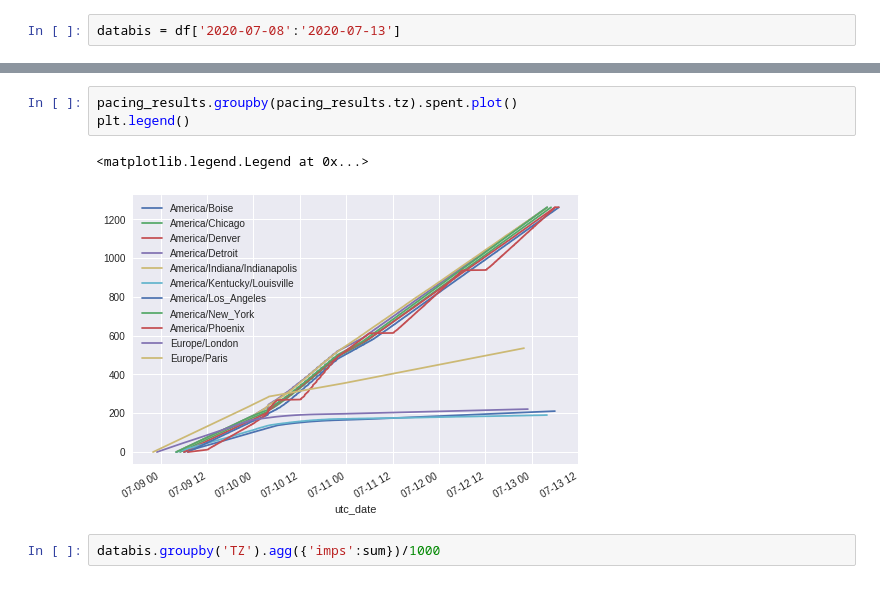
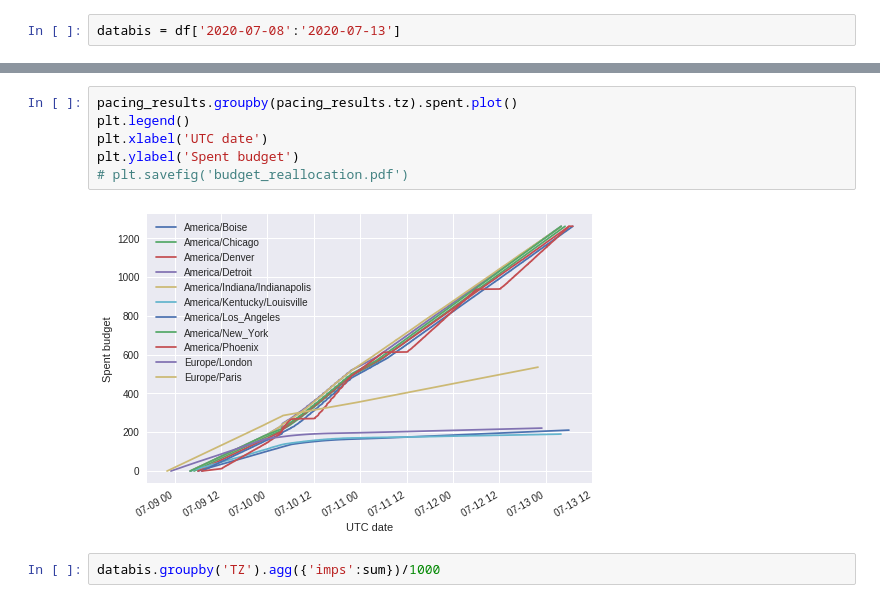
Before and after one commit to ThomasM-mecen/Displayce_internship, a Jupyter notebook: Pacing_notebooks/Pacing_TZ.ipynb, the cells around one changed output, grey strips where cells are left out. Drawn from its saved outputs; the diff is of its cells as text.

```diff
--- a/Pacing_notebooks/Pacing_TZ.ipynb
+++ b/Pacing_notebooks/Pacing_TZ.ipynb
@@ -982,9 +982,11 @@ pacing_results.groupby(pacing_results.tz).tail(1)
 # %%
 pacing_results.groupby(pacing_results.tz).spent.plot()
 plt.legend()
+plt.xlabel('UTC date')
+plt.ylabel('Spent budget')
+# plt.savefig('budget_reallocation.pdf')
 # %% [output]
-<matplotlib.legend.Legend at 0x...>
-[figure, old version]
+[figure, new version]
 # %%
 databis.groupby('TZ').agg({'imps':sum})/1000
 # %% [output]
```
Also changed, not shown: parts of 1 cell of this notebook.
